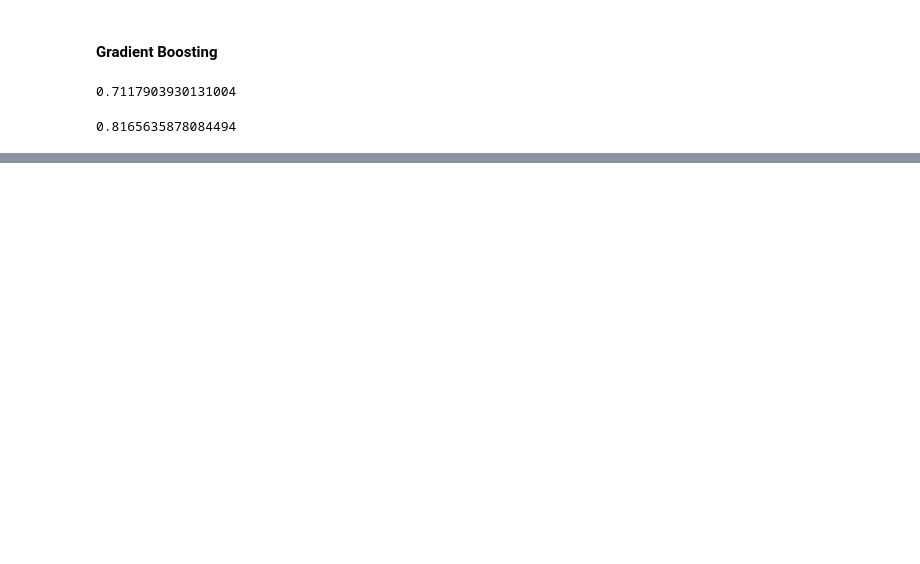
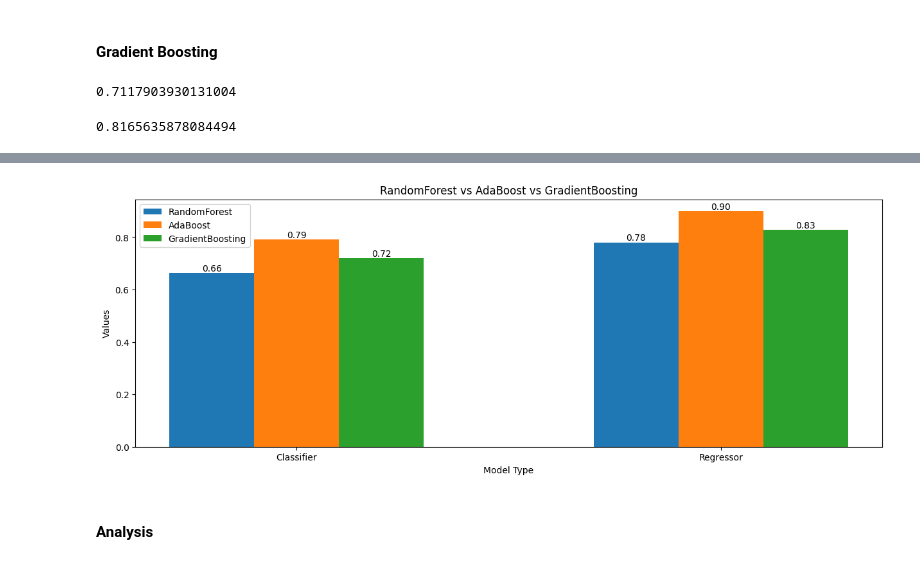
Before and after one commit to bhavberi/SMAI-Monsoon-23-24, a Jupyter notebook: 1.ipynb, the cells around one changed output, grey strips where cells are left out. Saved outputs shown, nothing was run; the diff lists cells and outputs as text; code cells hidden in the pictures; blank space fills up the shorter version.

```diff
--- a/1.ipynb
+++ b/1.ipynb
@@ -1857,8 +1863,11 @@ gradient_boosting_classifier.evaluate(wine_X_test, wine_y_test1)
 # %% [output]
 0.7117903930131004
 # %%
-gradient_boosting_regre = GradientBoostingRegressor(best_params=best_params_dt_regressor, n_trees=50, learning_rate=0.5)
-gradient_boosting_regre.fit(housing_X_train, housing_y_train)
-gradient_boosting_regre.evaluate(housing_X_test, housing_y_test)
+# gradient_boosting_regre = GradientBoostingRegressor(best_params=best_params_dt_regressor, n_trees=50, learning_rate=0.5)
+# gradient_boosting_regre.fit(housing_X_train, housing_y_train)
+# gradient_boosting_regre.evaluate(housing_X_test, housing_y_test)
 # %% [output]
 0.8165635878084494
+# %%
+no_trees = [10, 20, 50, 100]
+learning_rates = [0.1, 0.5, 1.0]
@@ -1864,0 +1907,10 @@ gradient_boosting_regre.evaluate(housing_X_test, housing_y_test)
+# %%
+best_index = np.argmax(accuracy_gb_classifier, axis=0)[0]
+best_accuracy_gb_classifier = accuracy_gb_classifier[best_index][0]
+best_no_tree_gb_classifier = accuracy_gb_classifier[best_index][1]
+best_learning_rate_gb_classifier = accuracy_gb_classifier[best_index][2]
+
+best_index = np.argmax(accuracy_gb_regressor, axis=0)[0]
+best_accuracy_gb_regressor = accuracy_gb_regressor[best_index][0]
+best_no_tree_gb_regressor = accuracy_gb_regressor[best_index][1]
+best_learning_rate_gb_regressor = accuracy_gb_regressor[best_index][2]
@@ -1864,0 +1993,51 @@ gradient_boosting_regre.evaluate(housing_X_test, housing_y_test)
+# %%
+bins = ['Classifier', 'Regressor']
+best_accuracies_rf = [
+    best_accuracy_rf_classifier,
+    best_accuracy_rf_regressor
+]
+best_accuracies_adaboost = [
+    best_accuracy_adaboost_classifier,
+    best_accuracy_adaboost_regressor
+]
+best_accuracies_gb = [
+    best_accuracy_gb_classifier,
+    best_accuracy_gb_regressor
+]
+
+# Using Chat-GPT
+fig, ax = plt.subplots(figsize=(15, 5))
+width = 0.2
+ind = np.arange(len(bins))  # the x locations for the groups
+
+rects1 = ax.bar(ind - width, best_accuracies_rf, width, label='RandomForest')
+rects2 = ax.bar(ind, best_accuracies_adaboost, width, label='AdaBoost')
+rects3 = ax.bar(ind + width, best_accuracies_gb, width, label='GradientBoosting')
+
+for i, rect in enumerate(rects1):
+    height = rect.get_height()
+    ax.text(rect.get_x() + rect.get_width()/2., height, '%.2f' % best_accuracies_rf[i],
+            ha='center', va='bottom')
+
+for i, rect in enumerate(rects2):
+    height = rect.get_height()
+    ax.text(rect.get_x() + rect.get_width()/2., height, '%.2f' % best_accuracies_adaboost[i],
+            ha='center', va='bottom')
+
+for i, rect in enumerate(rects3):
+    height = rect.get_height()
+    ax.text(rect.get_x() + rect.get_width()/2., height, '%.2f' % best_accuracies_gb[i],
+            ha='center', va='bottom')
+
+ax.set_xlabel('Model Type')
+ax.set_ylabel('Values')
+ax.set_title('RandomForest vs AdaBoost vs GradientBoosting')
+ax.set_xticks(ind)
+ax.set_xticklabels(bins)
+ax.legend()
+
+plt.show()
+# %% [output]
+[figure, added]
+# %% [markdown]
+#### Analysis
```
Also changed, not shown: parts of 32 cells of this notebook.
